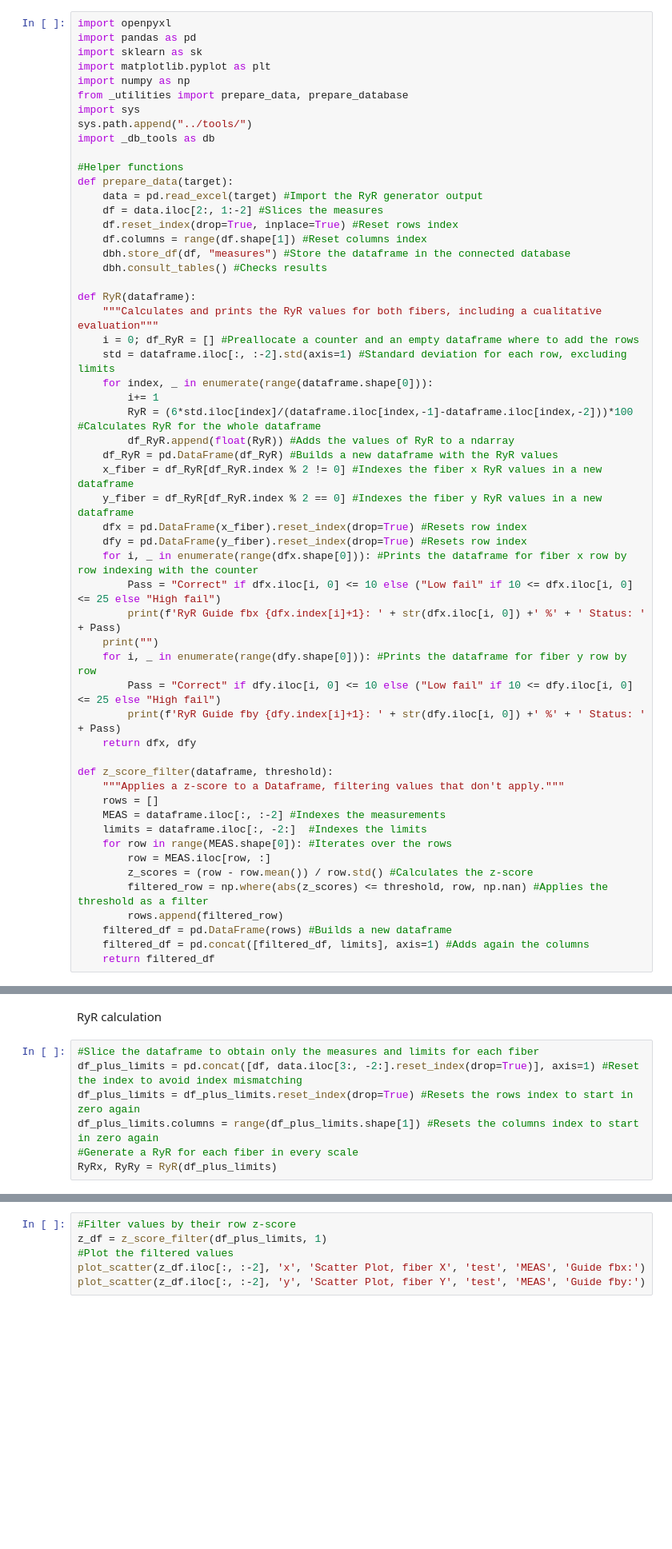
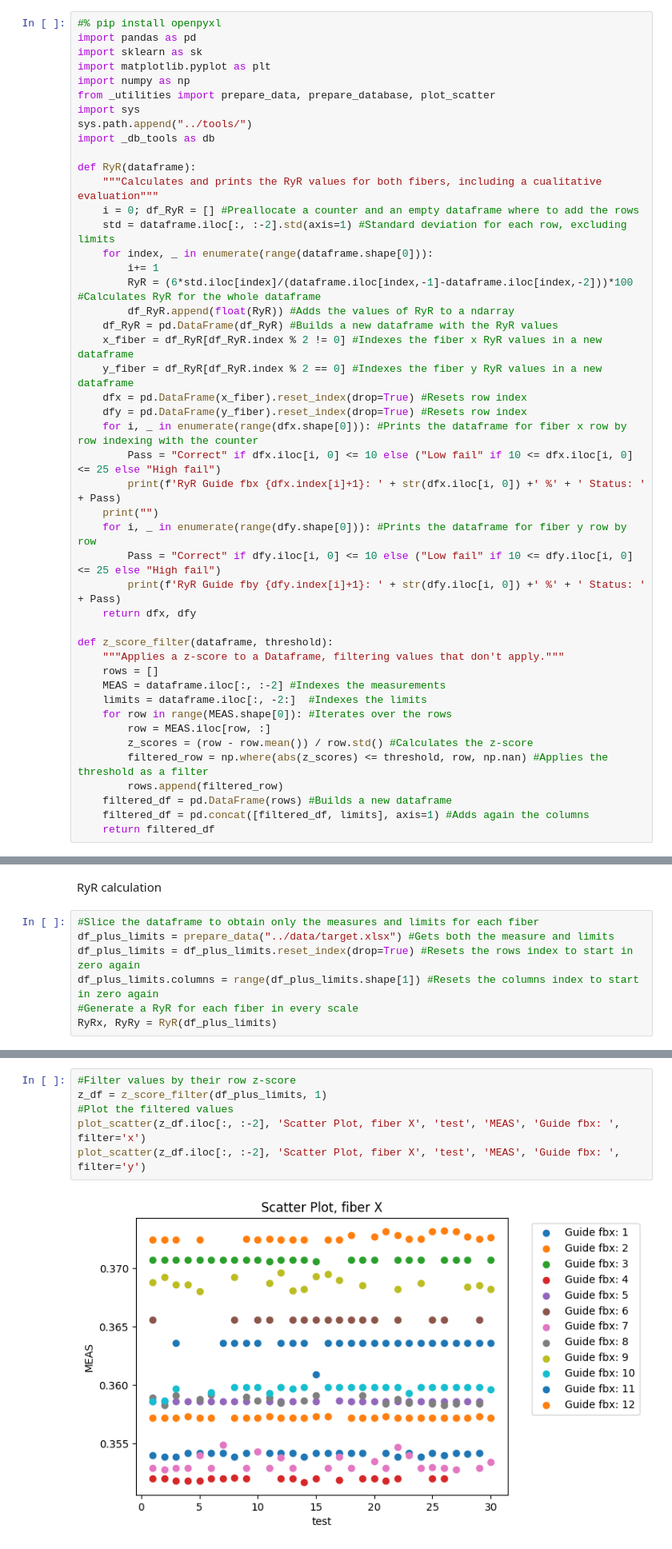
Before and after one commit to LucianoGP95/Python_Eiit_RyR, a Jupyter notebook: RyR_Analyser/notebooks/a3_RyR_filter.ipynb, the cells around one changed output, grey strips where cells are left out. Shown at 80% size. Saved outputs shown, nothing was run; the diff lists cells and outputs as text; blank space fills up the shorter version.

```diff
--- a/RyR_Analyser/notebooks/a3_RyR_filter.ipynb
+++ b/RyR_Analyser/notebooks/a3_RyR_filter.ipynb
@@ -1,22 +1,13 @@
 # %%
-import openpyxl
+#% pip install openpyxl
 import pandas as pd
 import sklearn as sk
 import matplotlib.pyplot as plt
 import numpy as np
-from _utilities import prepare_data, prepare_database
+from _utilities import prepare_data, prepare_database, plot_scatter
 import sys
 sys.path.append("../tools/")
 import _db_tools as db
-
-#Helper functions
-def prepare_data(target):
-    data = pd.read_excel(target) #Import the RyR generator output
-    df = data.iloc[2:, 1:-2] #Slices the measures
-    df.reset_index(drop=True, inplace=True) #Reset rows index
-    df.columns = range(df.shape[1]) #Reset columns index
-    dbh.store_df(df, "measures") #Store the dataframe in the connected database
-    dbh.consult_tables() #Checks results
 
 def RyR(dataframe):
     """Calculates and prints the RyR values for both fibers, including a cualitative evaluation"""
@@ -65,7 +109,7 @@ NameError: name 'dbh' is not defined
 RyR calculation
 # %%
 #Slice the dataframe to obtain only the measures and limits for each fiber
-df_plus_limits = pd.concat([df, data.iloc[3:, -2:].reset_index(drop=True)], axis=1) #Reset the index to avoid index mismatching
+df_plus_limits = prepare_data("../data/target.xlsx") #Gets both the measure and limits
 df_plus_limits = df_plus_limits.reset_index(drop=True) #Resets the rows index to start in zero again
 df_plus_limits.columns = range(df_plus_limits.shape[1]) #Resets the columns index to start in zero again
 #Generate a RyR for each fiber in every scale
@@ -92,6 +154,8 @@ Filtering
 # %%
 #Filter values by their row z-score
 z_df = z_score_filter(df_plus_limits, 1)
 #Plot the filtered values
-plot_scatter(z_df.iloc[:, :-2], 'x', 'Scatter Plot, fiber X', 'test', 'MEAS', 'Guide fbx:')
-plot_scatter(z_df.iloc[:, :-2], 'y', 'Scatter Plot, fiber Y', 'test', 'MEAS', 'Guide fby:')
+plot_scatter(z_df.iloc[:, :-2], 'Scatter Plot, fiber X', 'test', 'MEAS', 'Guide fbx: ', filter='x')
+plot_scatter(z_df.iloc[:, :-2], 'Scatter Plot, fiber X', 'test', 'MEAS', 'Guide fbx: ', filter='y')
+# %% [output]
+[figure, added]
```
Also changed, not shown: parts of 8 cells of this notebook, 7 other files.
